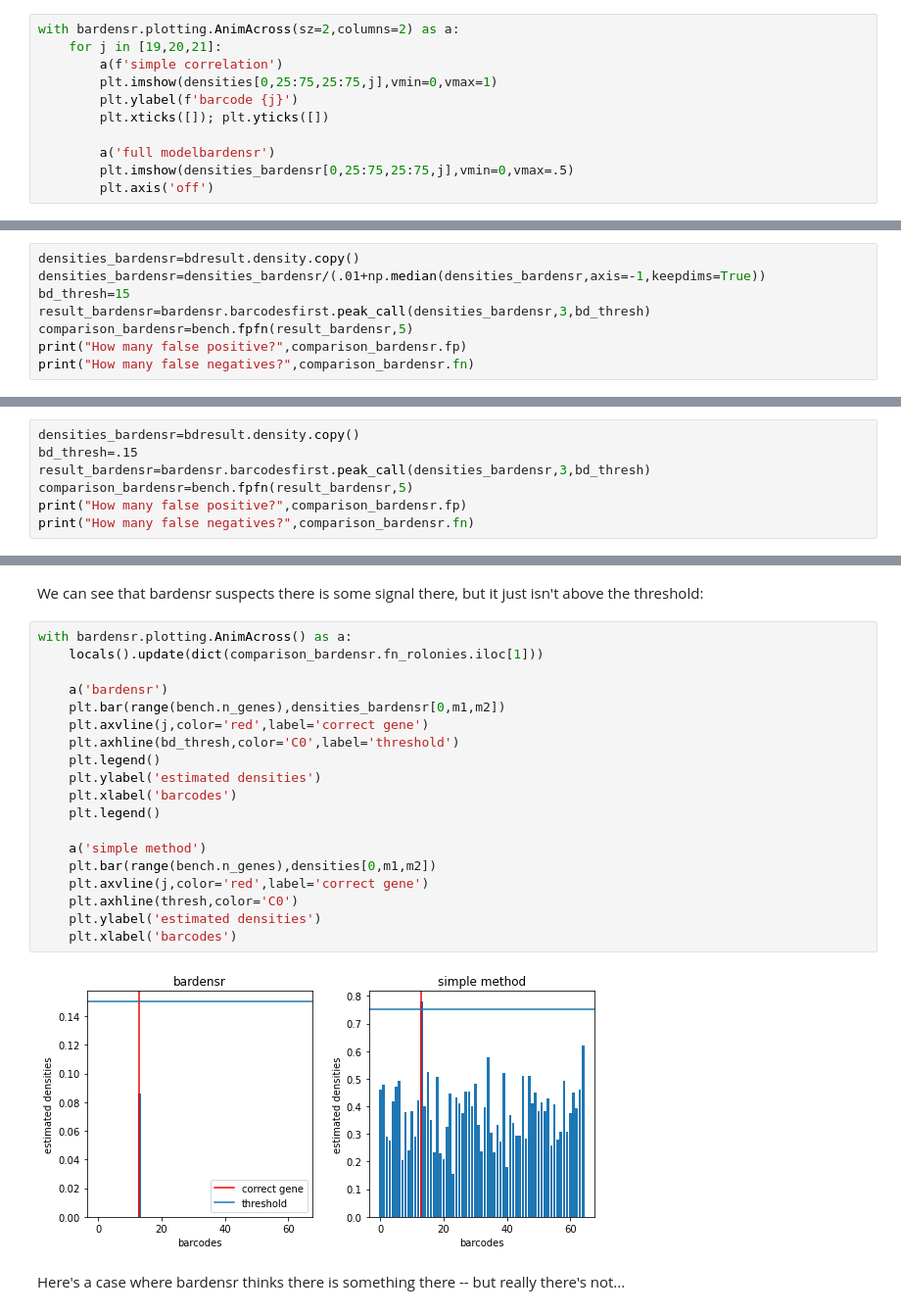
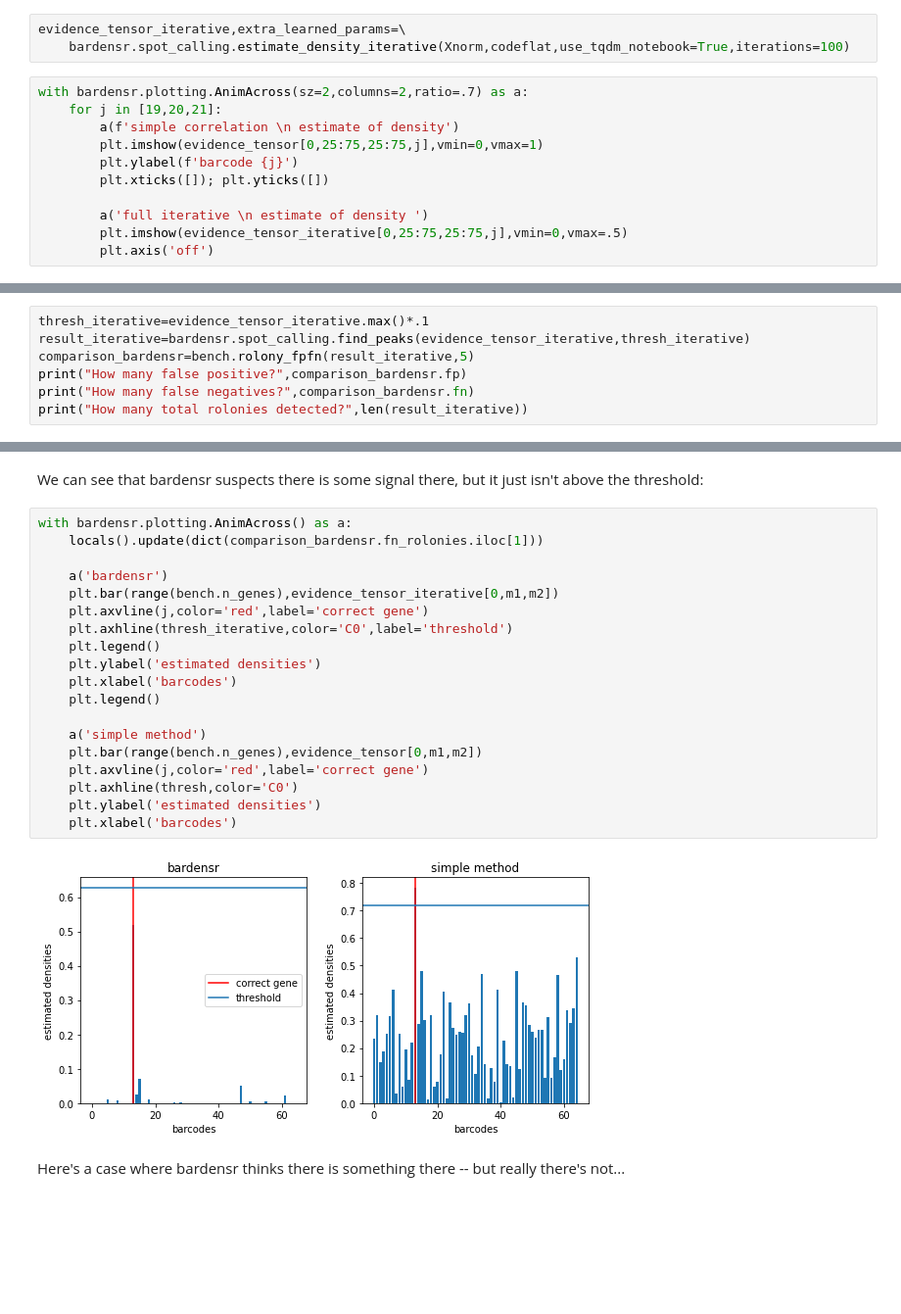
Before and after one commit to jacksonloper/bardensr, a Jupyter notebook: examples/basics.ipynb, the cells around one changed output, grey strips where cells are left out. Shown at 98% size. Cells and saved outputs as stored; diff of their text form; blank space fills up the shorter version.

```diff
--- a/examples/basics.ipynb
+++ b/examples/basics.ipynb
@@ -211,12 +421,15 @@ densities_bardensr=bdresult.density
+# %%
+evidence_tensor_iterative,extra_learned_params=\
+    bardensr.spot_calling.estimate_density_iterative(Xnorm,codeflat,use_tqdm_notebook=True,iterations=100)
 # %%
-with bardensr.plotting.AnimAcross(sz=2,columns=2) as a:
+with bardensr.plotting.AnimAcross(sz=2,columns=2,ratio=.7) as a:
     for j in [19,20,21]:
-        a(f'simple correlation')
-        plt.imshow(densities[0,25:75,25:75,j],vmin=0,vmax=1)
+        a(f'simple correlation \n estimate of density')
+        plt.imshow(evidence_tensor[0,25:75,25:75,j],vmin=0,vmax=1)
         plt.ylabel(f'barcode {j}')
         plt.xticks([]); plt.yticks([])
 
-        a('full modelbardensr')
-        plt.imshow(densities_bardensr[0,25:75,25:75,j],vmin=0,vmax=.5)
+        a('full iterative \n estimate of density ')
+        plt.imshow(evidence_tensor_iterative[0,25:75,25:75,j],vmin=0,vmax=.5)
         plt.axis('off')
 # %% [output]
@@ -234,11 +447,10 @@ Text(0, 0.5, 'channels')
 # %% [markdown]
 For this dataset, the accuracy is not that different from the simple method though:
 # %%
-densities_bardensr=bdresult.density.copy()
-densities_bardensr=densities_bardensr/(.01+np.median(densities_bardensr,axis=-1,keepdims=True))
-bd_thresh=15
-result_bardensr=bardensr.barcodesfirst.peak_call(densities_bardensr,3,bd_thresh)
-comparison_bardensr=bench.fpfn(result_bardensr,5)
+thresh_iterative=evidence_tensor_iterative.max()*.1
+result_iterative=bardensr.spot_calling.find_peaks(evidence_tensor_iterative,thresh_iterative)
+comparison_bardensr=bench.rolony_fpfn(result_iterative,5)
 print("How many false positive?",comparison_bardensr.fp)
 print("How many false negatives?",comparison_bardensr.fn)
+print("How many total rolonies detected?",len(result_iterative))
 # %% [output]
@@ -247,7 +459,0 @@ How many false negatives? 6
-# %%
-densities_bardensr=bdresult.density.copy()
-bd_thresh=.15
-result_bardensr=bardensr.barcodesfirst.peak_call(densities_bardensr,3,bd_thresh)
-comparison_bardensr=bench.fpfn(result_bardensr,5)
-print("How many false positive?",comparison_bardensr.fp)
-print("How many false negatives?",comparison_bardensr.fn)
@@ -272,24 +475,24 @@ We can see that bardensr suspects there is some signal there, but it just isn't
 # %%
 with bardensr.plotting.AnimAcross() as a:
     locals().update(dict(comparison_bardensr.fn_rolonies.iloc[1]))
 
     a('bardensr')
-    plt.bar(range(bench.n_genes),densities_bardensr[0,m1,m2])
+    plt.bar(range(bench.n_genes),evidence_tensor_iterative[0,m1,m2])
     plt.axvline(j,color='red',label='correct gene')
-    plt.axhline(bd_thresh,color='C0',label='threshold')
+    plt.axhline(thresh_iterative,color='C0',label='threshold')
     plt.legend()
     plt.ylabel('estimated densities')
     plt.xlabel('barcodes')
     plt.legend()
 
     a('simple method')
-    plt.bar(range(bench.n_genes),densities[0,m1,m2])
+    plt.bar(range(bench.n_genes),evidence_tensor[0,m1,m2])
     plt.axvline(j,color='red',label='correct gene')
     plt.axhline(thresh,color='C0')
     plt.ylabel('estimated densities')
     plt.xlabel('barcodes')
 # %% [output]
-[figure, old version]
+[figure, new version]
 # %% [markdown]
 Here's a case where bardensr thinks there is something there -- but really there's not...
 # %%
```
Also changed, not shown: parts of 68 cells of this notebook, 17 other files.
